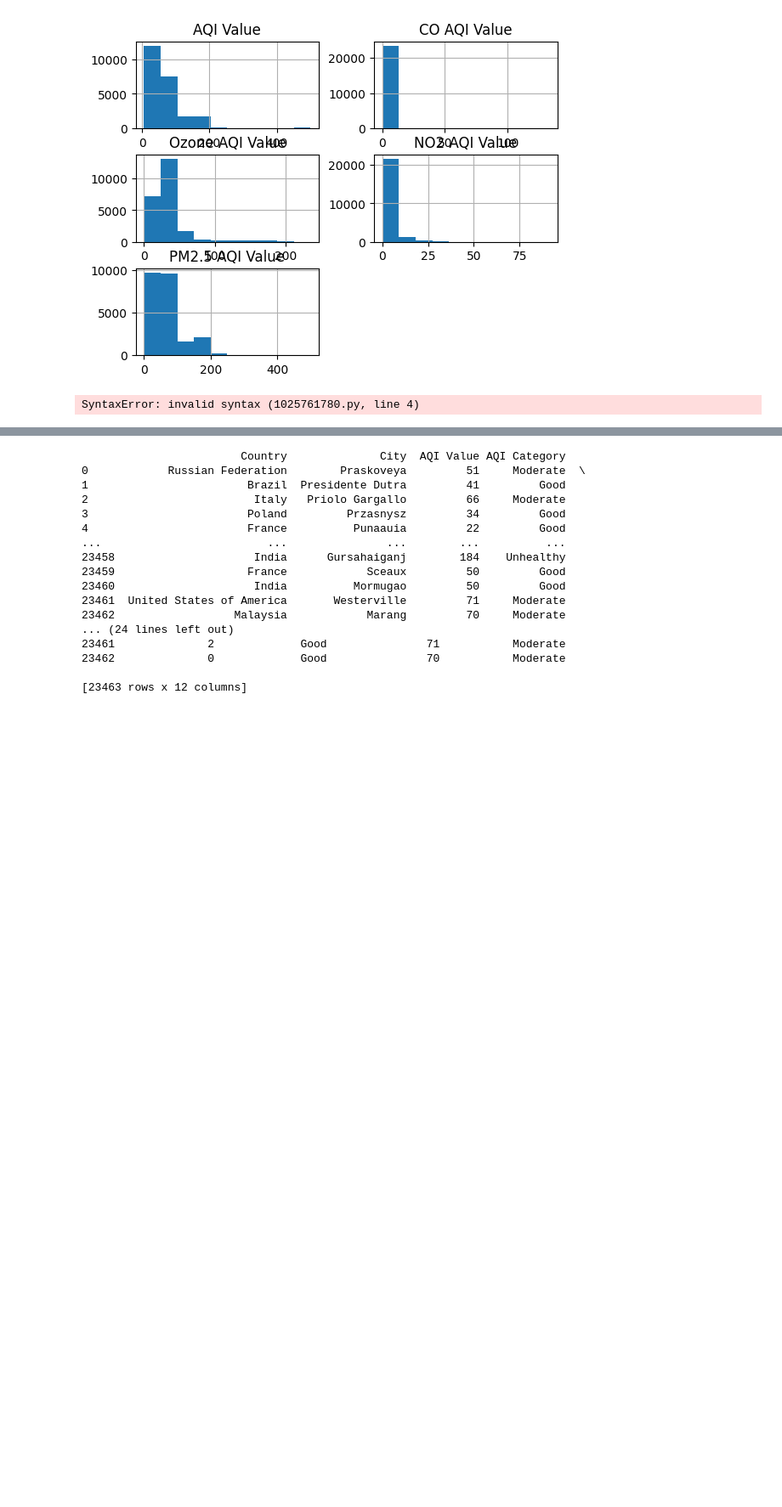
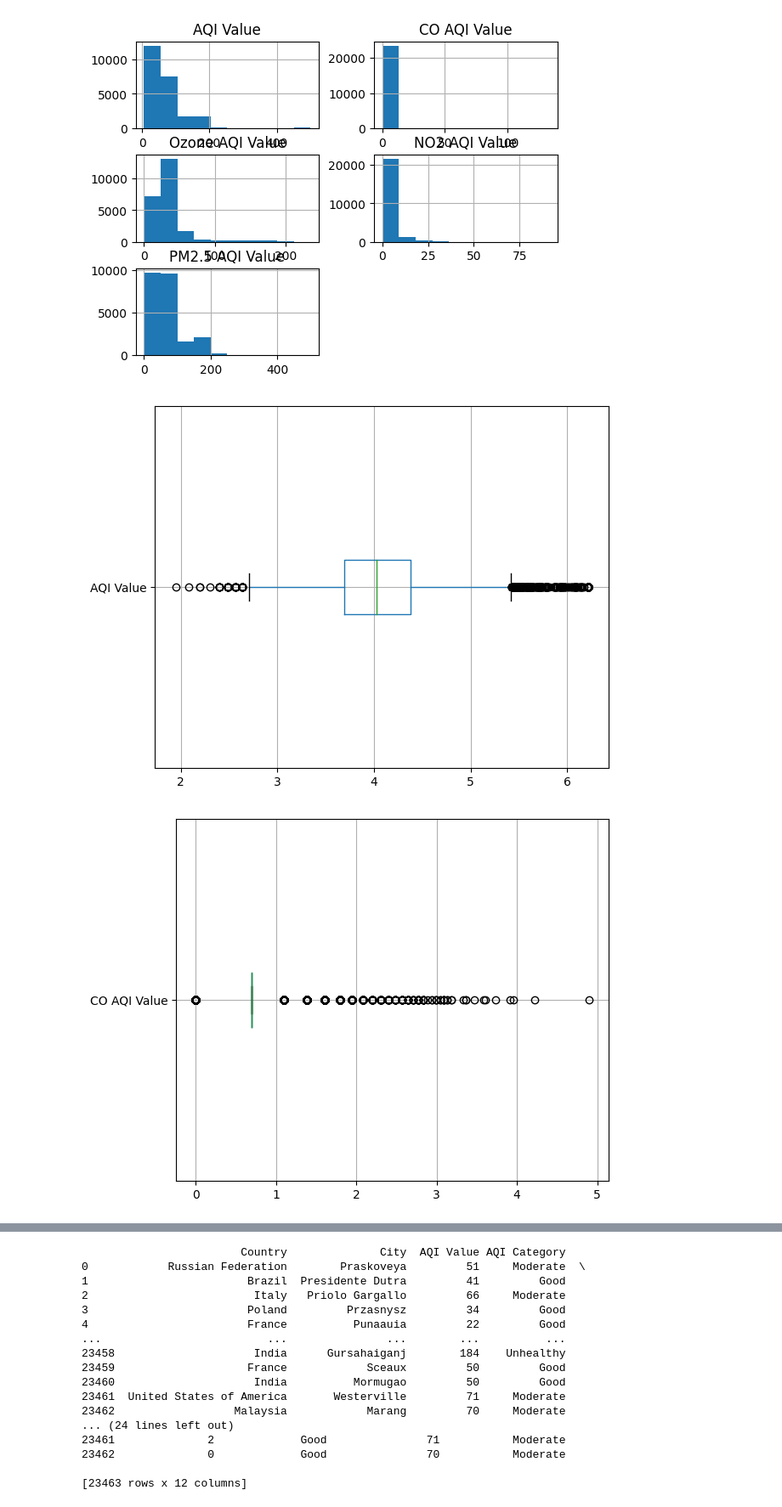
Before and after one commit to alehay/mtusi_program, a Jupyter notebook: lab_01/Lab_kudakov_bvt2253.ipynb, the cells around one changed output, grey strips where cells are left out. Shown at 85% size. Drawn from its saved outputs; the diff is of its cells as text; code cells hidden in the pictures; blank space fills up the shorter version.

```diff
--- a/lab_01/Lab_kudakov_bvt2253.ipynb
+++ b/lab_01/Lab_kudakov_bvt2253.ipynb
@@ -142,10 +142,11 @@ array([[<Axes: title={'center': 'AQI Value'}>,
 # %%
 for column in df:
     if np.issubdtype(df[column].dtype, np.number):
         values = df[column].dropna()
-        values = df[column].apply(lambda x: np.log(x) + 1)
+        values = df[column].apply(lambda x: np.log(x+1))
         pd.DataFrame(values).boxplot(vert=False)
     plt.tight_layout()
     plt.show()
 # %% [output]
-SyntaxError: invalid syntax (1025761780.py, line 4)
+[figure, added]
+[figure, added]
```
Also changed, not shown: parts of 1 cell of this notebook.
